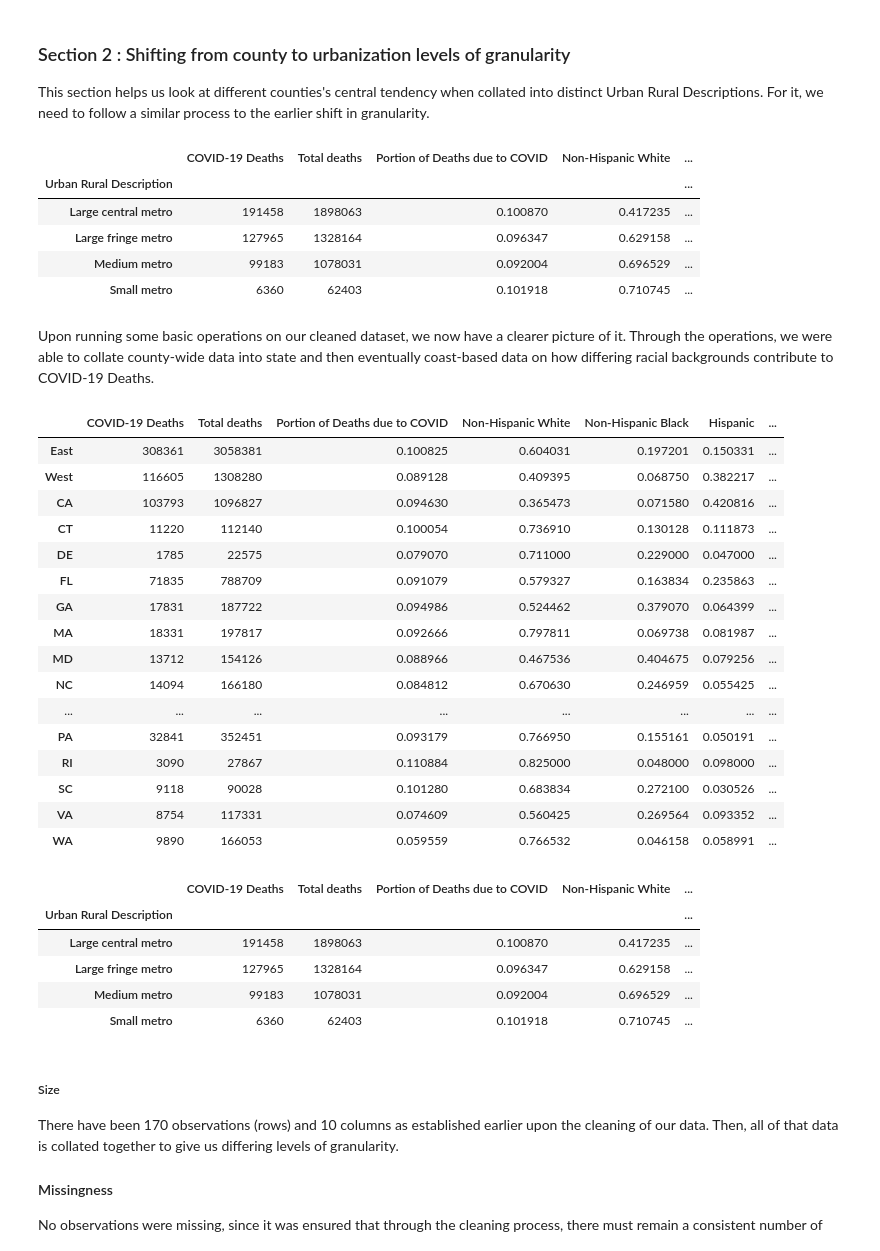
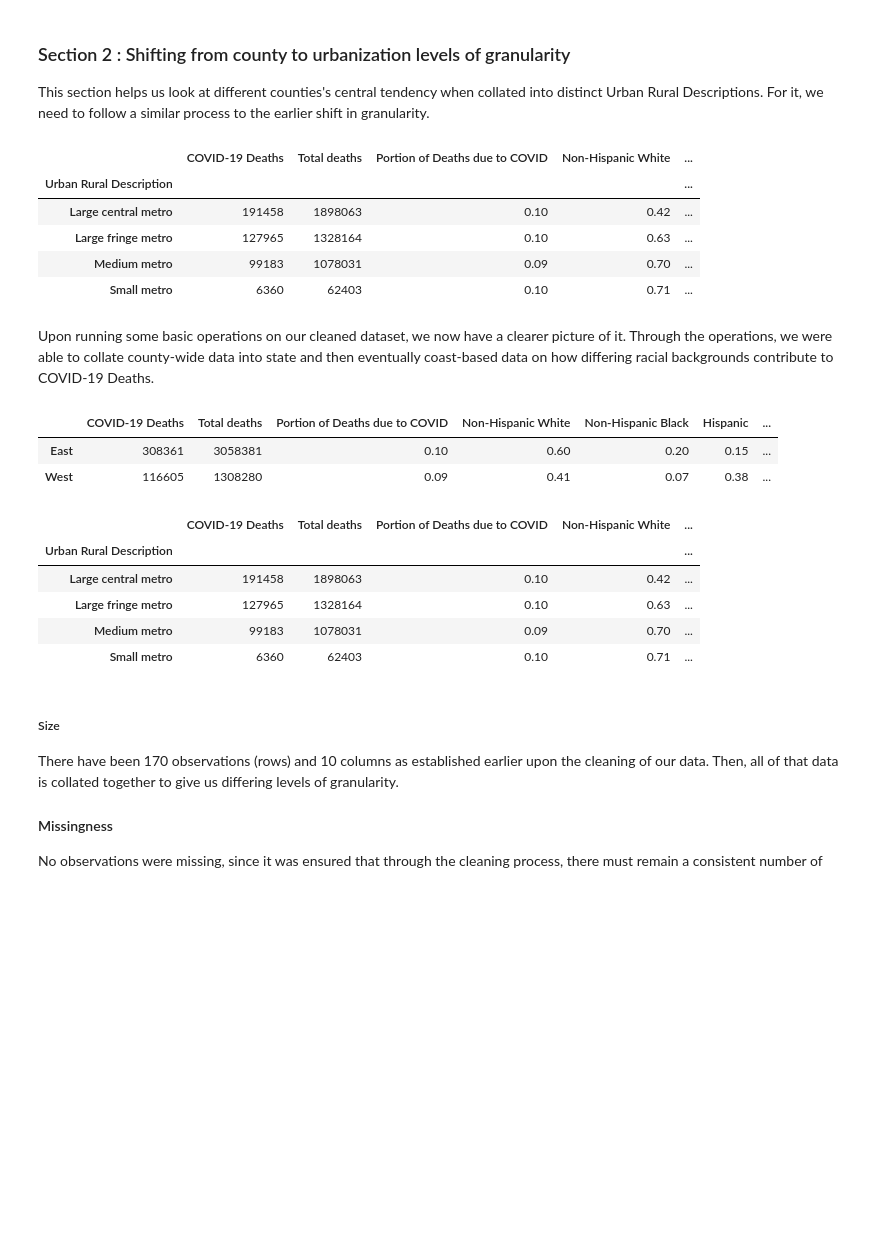
Before and after one commit to kshtwr/COVID-Mortality-Rate-in-Diverse-Cities, a Jupyter notebook: EDACheckpoint_Group116_WI24.ipynb, the cells around one changed output. Saved outputs shown, nothing was run; the diff lists cells and outputs as text; code cells hidden in the pictures; blank space fills up the shorter version.

```diff
--- a/EDACheckpoint_Group116_WI24.ipynb
+++ b/EDACheckpoint_Group116_WI24.ipynb
@@ -200,61 +199,52 @@ location_df.head()
 
 This section helps us look at different counties's central tendency when collated into distinct Urban Rural Descriptions. For it, we need to follow a similar process to the earlier shift in granularity.
 # %%
+# Combining all county wise data, specifically summing together COVID-19 Deaths and Total deaths columns, and categorizing it all into urbanization level data.
 urban_deaths = df.groupby('Urban Rural Description').agg({'COVID-19 Deaths': 'sum'})
 urban_total_deaths = df.groupby('Urban Rural Description').agg({'Total deaths': 'sum'})
-
+# specifiying different a list of racial backgrounds for data handling later
 race_columns = ['Non-Hispanic White', 'Non-Hispanic Black', 'Hispanic', 'Non-Hispanic Asian', 'Non-White, Non-Black, Non-Hispanic, Non-Asian']
-race_deaths = pd.DataFrame()
-for col in race_columns:
-    race_deaths[col] = df[col] * df['COVID-19 Deaths']
-urban_race_deaths = race_deaths.groupby(df['Urban Rural Description']).sum()
-urban_death_proportions = urban_race_deaths.div(urban_deaths['COVID-19 Deaths'], axis=0)
-urban_df = pd.concat([urban_deaths, urban_death_proportions], axis=1)
+race_deaths = pd.DataFrame()        # Creating a single intermediary dataframe to store death per race per urbanization level
+for col in race_columns:            # iterating through the list of racial backgrounds
+    race_deaths[col] = df[col] * df['COVID-19 Deaths']              # multiplying proportions of death per race to total COVID-19 deaths in order to get number of deaths per race
+urban_race_deaths = race_deaths.groupby(df['Urban Rural Description']).sum()            # summing number of deaths per race per county into urbanization level of granularity (the third shift in granularity)
+urban_death_proportions = urban_race_deaths.div(urban_deaths['COVID-19 Deaths'], axis=0)        # using .div to divide in order to avoid division by null/zero value
+urban_df = pd.concat([urban_deaths, urban_death_proportions], axis=1)                   # concatenating dataframes
 
 urban_df.insert(1, 'Total deaths', urban_total_deaths['Total deaths'])
-urban_df.insert(2, 'Portion of Deaths due to COVID', urban_deaths['COVID-19 Deaths']/urban_total_deaths['Total deaths'])
+urban_df.insert(2, 'Portion of Deaths due to COVID', urban_deaths['COVID-19 Deaths']/urban_total_deaths['Total deaths'])    # creating a scaled calculation of how many deaths were due to COVID-19
 
 
 
-urban_mean = pd.DataFrame(urban_df[race_columns].mean())
+urban_mean = pd.DataFrame(urban_df[race_columns].mean())         # finding the mean for urbanizaization-based data
+urban_mean = urban_mean.round(2)                    # rounding to easily comprehensible decimal places
+urban_df = urban_df.round(2)
 
-urban_df.head()
+
+urban_df.head()     # display urbanization level data
 # %% [output]
 |  | COVID-19 Deaths | Total deaths | Portion of Deaths due to COVID | Non-Hispanic White | ... |
 | Urban Rural Description |  |  |  |  | ... |
-| Large central metro | 191458 | 1898063 | 0.100870 | 0.417235 | ... |
-| Large fringe metro | 127965 | 1328164 | 0.096347 | 0.629158 | ... |
-| Medium metro | 99183 | 1078031 | 0.092004 | 0.696529 | ... |
-| Small metro | 6360 | 62403 | 0.101918 | 0.710745 | ... |
+| Large central metro | 191458 | 1898063 | 0.10 | 0.42 | ... |
+| Large fringe metro | 127965 | 1328164 | 0.10 | 0.63 | ... |
+| Medium metro | 99183 | 1078031 | 0.09 | 0.70 | ... |
+| Small metro | 6360 | 62403 | 0.10 | 0.71 | ... |
 # %% [markdown]
 Upon running some basic operations on our cleaned dataset, we now have a clearer picture of it. Through the operations, we were able to collate county-wide data into state and then eventually coast-based data on how differing racial backgrounds contribute to COVID-19 Deaths.
 # %%
-display(location_df)
+display(location_df.loc[['East','West']])
 display(urban_df)
+# displaying both relevant databases together
 # %% [output]
 |  | COVID-19 Deaths | Total deaths | Portion of Deaths due to COVID | Non-Hispanic White | Non-Hispanic Black | Hispanic | ... |
-| East | 308361 | 3058381 | 0.100825 | 0.604031 | 0.197201 | 0.150331 | ... |
-| West | 116605 | 1308280 | 0.089128 | 0.409395 | 0.068750 | 0.382217 | ... |
-| CA | 103793 | 1096827 | 0.094630 | 0.365473 | 0.071580 | 0.420816 | ... |
-| CT | 11220 | 112140 | 0.100054 | 0.736910 | 0.130128 | 0.111873 | ... |
-| DE | 1785 | 22575 | 0.079070 | 0.711000 | 0.229000 | 0.047000 | ... |
-| FL | 71835 | 788709 | 0.091079 | 0.579327 | 0.163834 | 0.235863 | ... |
-| GA | 17831 | 187722 | 0.094986 | 0.524462 | 0.379070 | 0.064399 | ... |
-| MA | 18331 | 197817 | 0.092666 | 0.797811 | 0.069738 | 0.081987 | ... |
-| MD | 13712 | 154126 | 0.088966 | 0.467536 | 0.404675 | 0.079256 | ... |
-| NC | 14094 | 166180 | 0.084812 | 0.670630 | 0.246959 | 0.055425 | ... |
-| ... | ... | ... | ... | ... | ... | ... | ... |
-| PA | 32841 | 352451 | 0.093179 | 0.766950 | 0.155161 | 0.050191 | ... |
-| RI | 3090 | 27867 | 0.110884 | 0.825000 | 0.048000 | 0.098000 | ... |
-| SC | 9118 | 90028 | 0.101280 | 0.683834 | 0.272100 | 0.030526 | ... |
-| VA | 8754 | 117331 | 0.074609 | 0.560425 | 0.269564 | 0.093352 | ... |
-| WA | 9890 | 166053 | 0.059559 | 0.766532 | 0.046158 | 0.058991 | ... |
+| East | 308361 | 3058381 | 0.10 | 0.60 | 0.20 | 0.15 | ... |
+| West | 116605 | 1308280 | 0.09 | 0.41 | 0.07 | 0.38 | ... |
 |  | COVID-19 Deaths | Total deaths | Portion of Deaths due to COVID | Non-Hispanic White | ... |
 | Urban Rural Description |  |  |  |  | ... |
-| Large central metro | 191458 | 1898063 | 0.100870 | 0.417235 | ... |
-| Large fringe metro | 127965 | 1328164 | 0.096347 | 0.629158 | ... |
-| Medium metro | 99183 | 1078031 | 0.092004 | 0.696529 | ... |
-| Small metro | 6360 | 62403 | 0.101918 | 0.710745 | ... |
+| Large central metro | 191458 | 1898063 | 0.10 | 0.42 | ... |
+| Large fringe metro | 127965 | 1328164 | 0.10 | 0.63 | ... |
+| Medium metro | 99183 | 1078031 | 0.09 | 0.70 | ... |
+| Small metro | 6360 | 62403 | 0.10 | 0.71 | ... |
 # %% [markdown]
 ##### Size
 There have been 170 observations (rows) and 10 columns as established earlier upon the cleaning of our data. Then, all of that data is collated together to give us differing levels of granularity.
```
Also changed, not shown: parts of 5 cells of this notebook.
